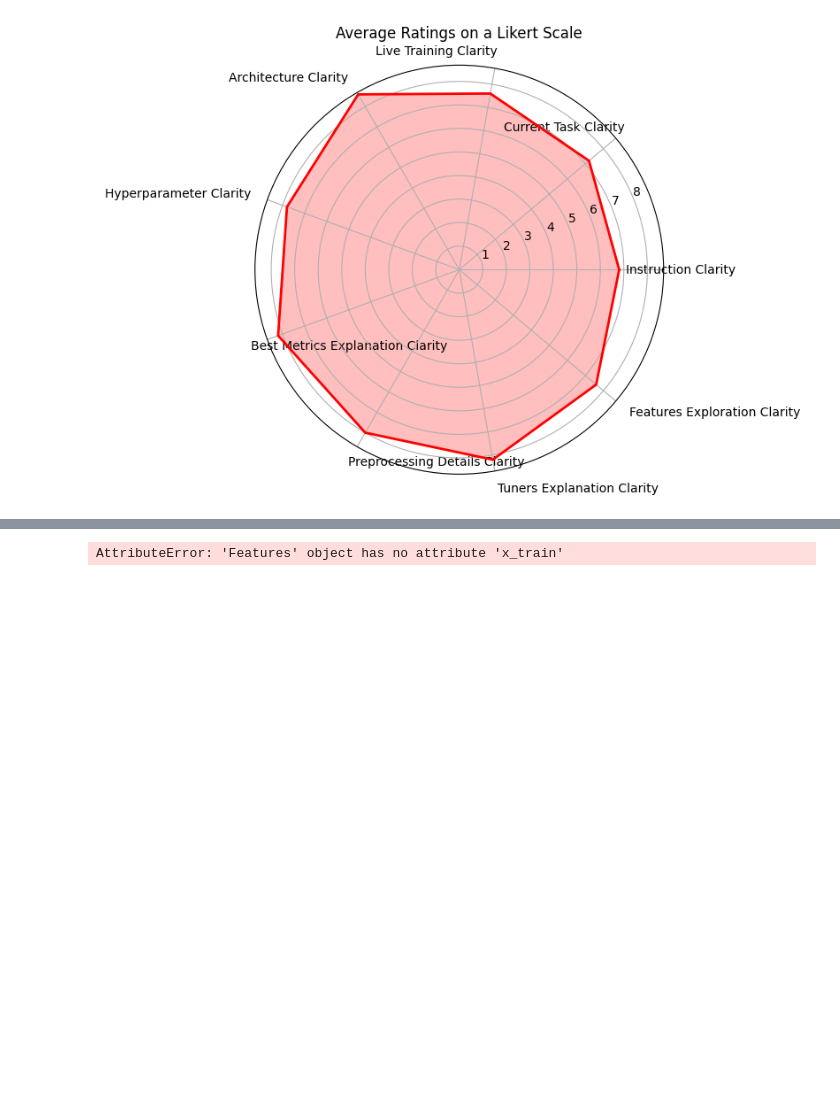
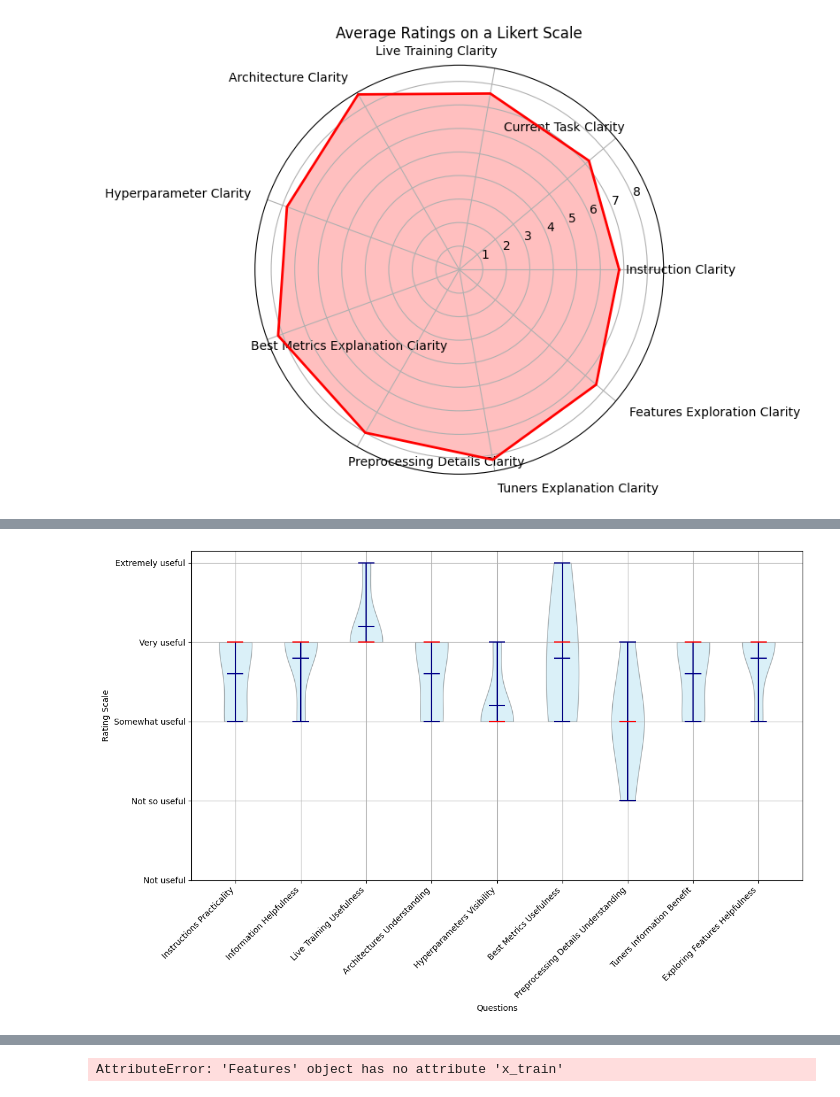
Before and after one commit to deep-son/AutoX, a Jupyter notebook: Tests.ipynb, the cells around one changed output, grey strips where cells are left out. Saved outputs shown, nothing was run; the diff lists cells and outputs as text; code cells hidden in the pictures; blank space fills up the shorter version.

```diff
--- a/Tests.ipynb
+++ b/Tests.ipynb
@@ -258,0 +359,30 @@ plt.show()
+# %%
+# Adding gridlines to the violin plot
+
+plt.figure(figsize=(12, 8))
+positions = np.arange(1, len(df_numeric.columns) + 1)
+violin_parts = plt.violinplot(df_numeric, positions=positions, showmeans=True, showextrema=True, showmedians=True)
+
+# Customizing the violin plot colors
+for pc in violin_parts['bodies']:
+    pc.set_facecolor('skyblue')
+    pc.set_edgecolor('black')
+violin_parts['cmeans'].set_edgecolor('darkblue')
+violin_parts['cmins'].set_edgecolor('navy')
+violin_parts['cmaxes'].set_edgecolor('navy')
+violin_parts['cbars'].set_edgecolor('navy')
+violin_parts['cmedians'].set_edgecolor('red')
+
+# Formatting the plot
+# plt.title('Plot for Usefulness')
+plt.ylabel('Rating Scale')
+plt.xlabel('Questions')
+plt.xticks(positions, df_numeric.columns, rotation=45, ha='right')
+plt.yticks(np.arange(1, 6), ['Not useful', 'Not so useful', 'Somewhat useful', 'Very useful', 'Extremely useful'])
+plt.grid(True)  # This enables the grid
+plt.tight_layout()  # Adjust layout to fit labels
+
+# Display the plot
+plt.show()
+# %% [output]
+[figure, added]
```
Also changed, not shown: parts of 6 cells of this notebook, 4 other files.
